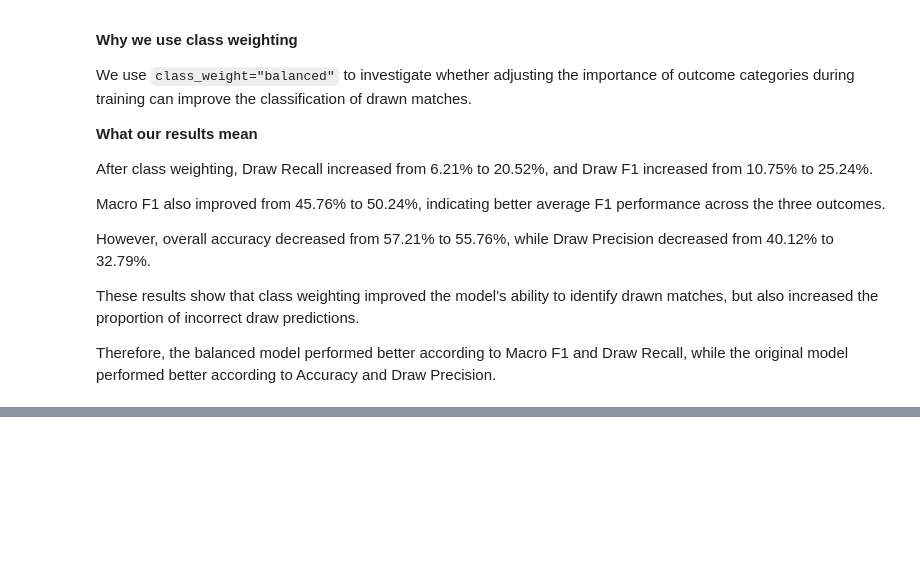
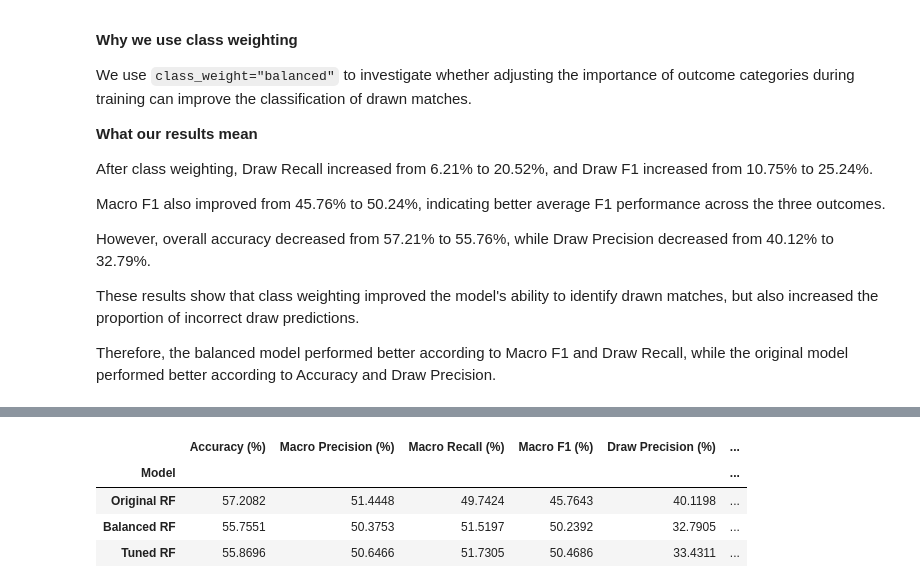
Before and after one commit to MichaelTM15/Sprint-1, a Jupyter notebook: BingquanW/04_RandomForest/RandomForest.ipynb, the cells around one changed output, grey strips where cells are left out. Saved outputs shown, nothing was run; the diff lists cells and outputs as text; code cells hidden in the pictures; blank space fills up the shorter version.

```diff
--- a/BingquanW/04_RandomForest/RandomForest.ipynb
+++ b/BingquanW/04_RandomForest/RandomForest.ipynb
@@ -791,0 +1043,59 @@ Therefore, the balanced model performed better according to Macro F1 and Draw Re
+# %%
+
+from sklearn.metrics import (
+    accuracy_score, precision_score, recall_score,
+    f1_score, roc_auc_score, log_loss
+)
+import pandas as pd
+from IPython.display import display as show_table
+
+models = {
+    "Original RF": model,
+    "Balanced RF": rf_balanced,
+    "Tuned RF": grid_search.best_estimator_
+}
+
+rows = []
+
+for name, clf in models.items():
+    pred = clf.predict(X_test)
+    proba = clf.predict_proba(X_test)
+
+    rows.append({
+        "Model": name,
+        "Accuracy (%)": accuracy_score(y_test, pred) * 100,
+        "Macro Precision (%)": precision_score(
+            y_test, pred, average="macro", zero_division=0
+        ) * 100,
+        "Macro Recall (%)": recall_score(
+            y_test, pred, average="macro", zero_division=0
+        ) * 100,
+        "Macro F1 (%)": f1_score(
+            y_test, pred, average="macro", zero_division=0
+        ) * 100,
+        "Draw Precision (%)": precision_score(
+            y_test == "D", pred == "D", zero_division=0
+        ) * 100,
+        "Draw Recall (%)": recall_score(
+            y_test == "D", pred == "D", zero_division=0
+        ) * 100,
+        "Draw F1 (%)": f1_score(
+            y_test == "D", pred == "D", zero_division=0
+        ) * 100,
+        "ROC-AUC": roc_auc_score(
+            y_test, proba, labels=clf.classes_,
+            multi_class="ovr", average="macro"
+        ),
+        "Log Loss": log_loss(
+            y_test, proba, labels=clf.classes_
+        )
+    })
+
+three_model_comparison = pd.DataFrame(rows).set_index("Model")
+show_table(three_model_comparison.round(4))
+# %% [output]
+|  | Accuracy (%) | Macro Precision (%) | Macro Recall (%) | Macro F1 (%) | Draw Precision (%) | ... |
+| Model |  |  |  |  |  | ... |
+| Original RF | 57.2082 | 51.4448 | 49.7424 | 45.7643 | 40.1198 | ... |
+| Balanced RF | 55.7551 | 50.3753 | 51.5197 | 50.2392 | 32.7905 | ... |
+| Tuned RF | 55.8696 | 50.6466 | 51.7305 | 50.4686 | 33.4311 | ... |
```
Also changed, not shown: parts of 6 cells of this notebook, 5 other files.
